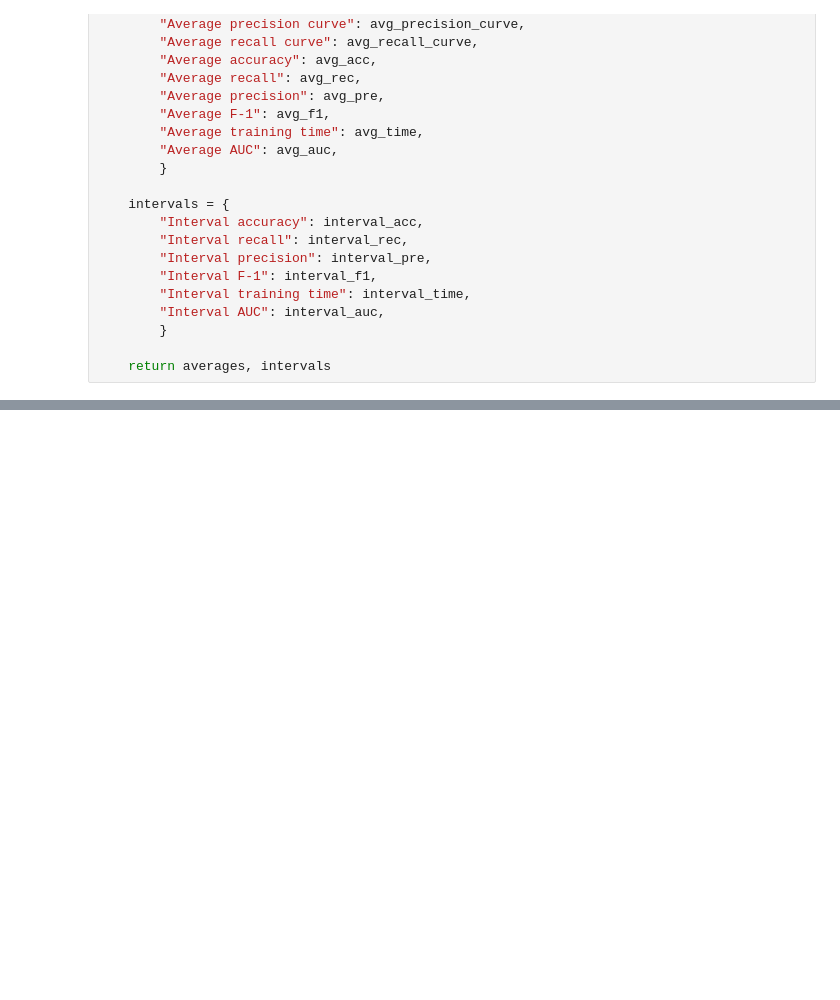
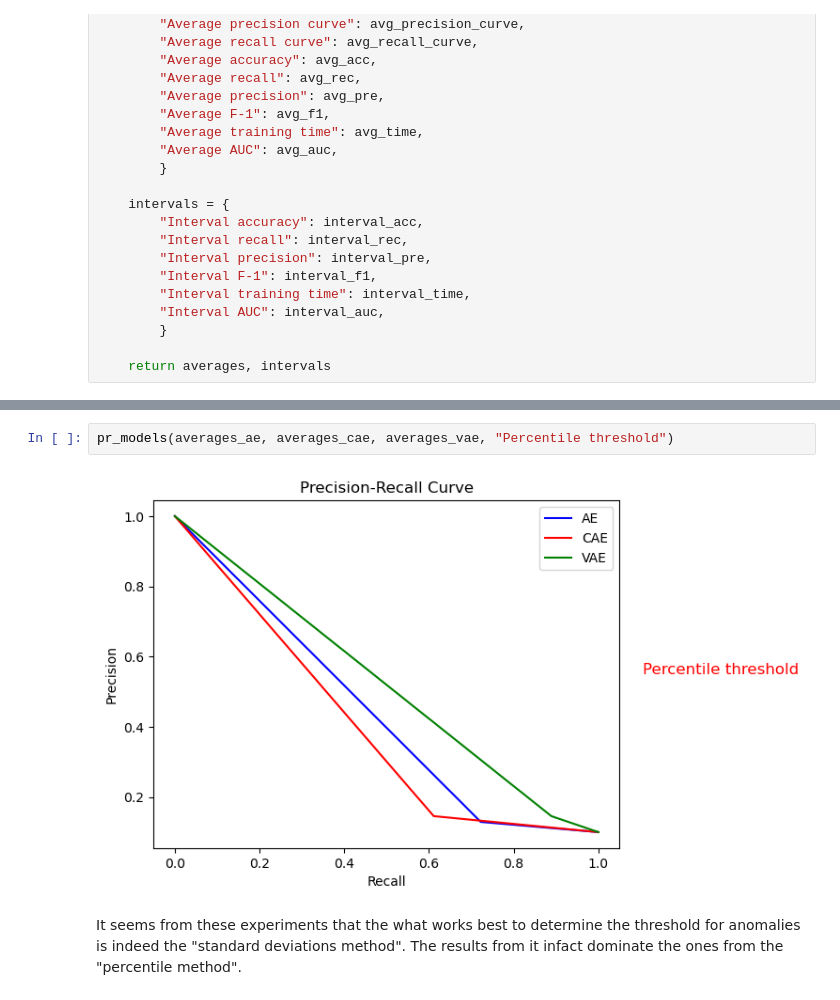
Before and after one commit to togetherthough/Deep-anomaly-detection-for-tracking-experiments-at-LHCb, a Jupyter notebook: notebook.ipynb, the cells around one changed output, grey strips where cells are left out. Drawn from its saved outputs; the diff is of its cells as text; blank space fills up the shorter version.

Commit message:
more experiments

```diff
--- a/notebook.ipynb
+++ b/notebook.ipynb
@@ -1020,0 +1076,6 @@ plt.show()
+# %%
+pr_models(averages_ae, averages_cae, averages_vae, "Percentile threshold")
+# %% [output]
+[figure, added]
+# %% [markdown]
+It seems from these experiments that the what works best to determine the threshold for anomalies is indeed the "standard deviations method". The results from it infact dominate the ones from the "percentile method".
```
Also changed, not shown: parts of 10 cells of this notebook, 8 other files.
